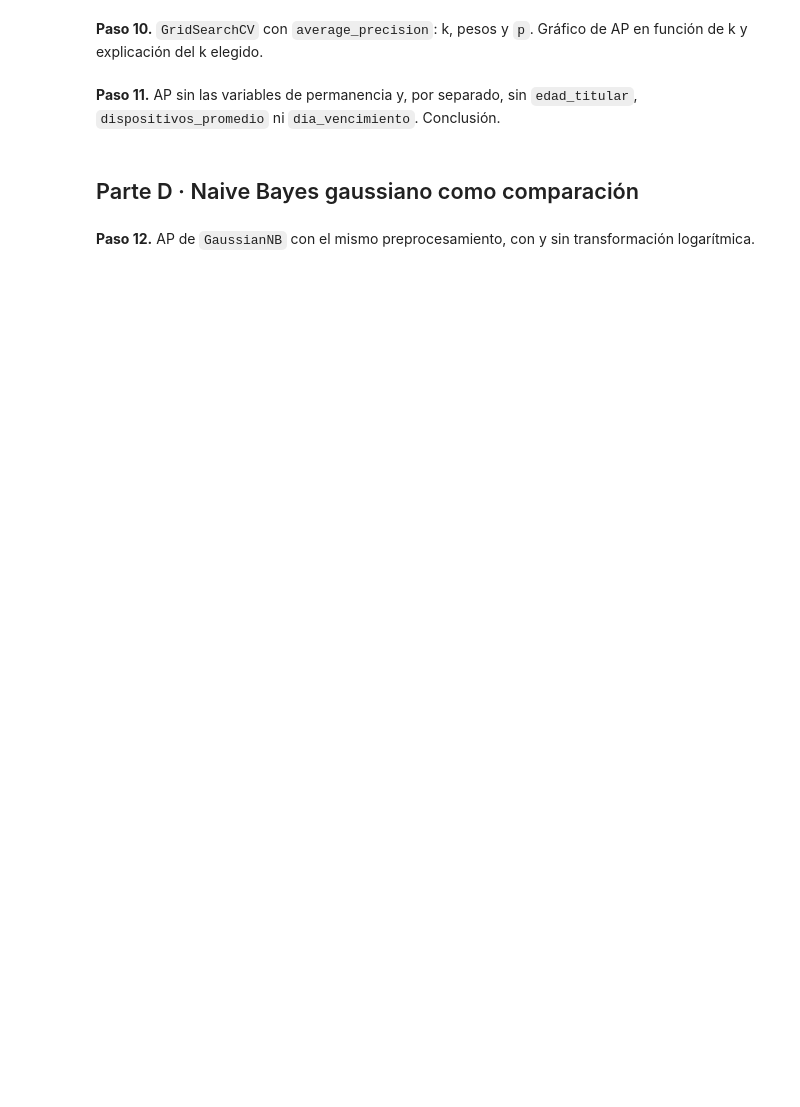
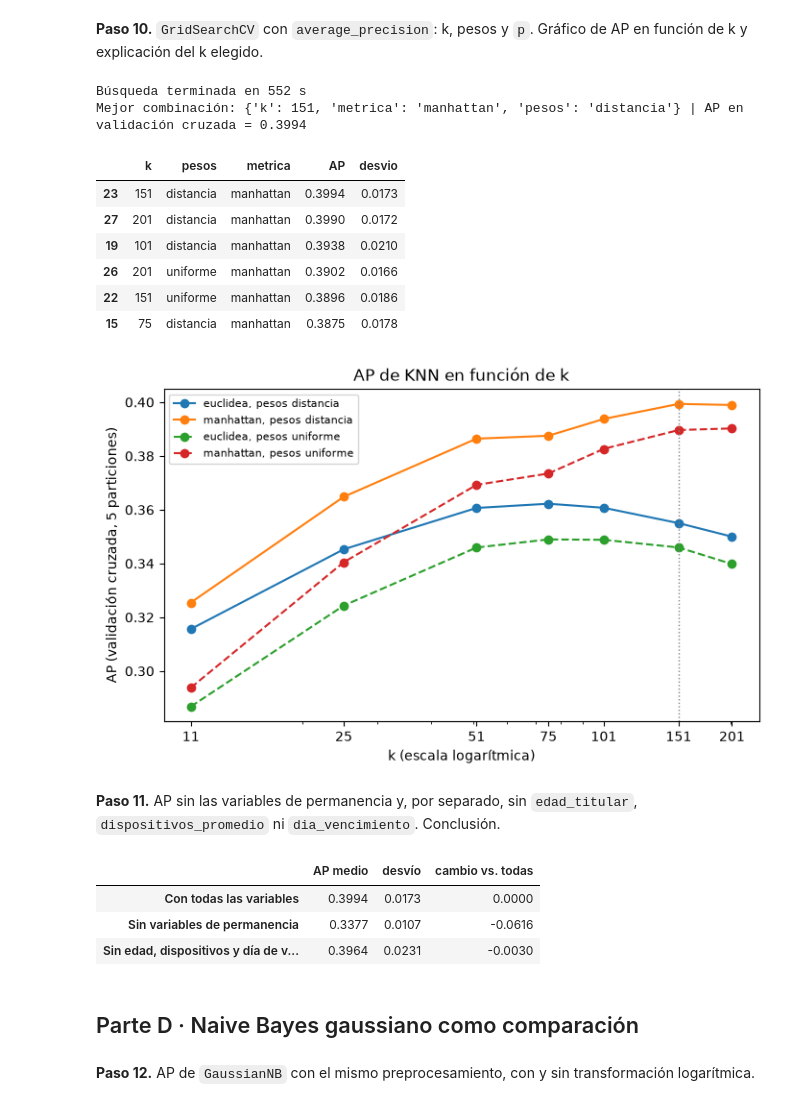
Before and after one commit to Nico-Olivera/Escenarios-aplicando-KNN-NB, a Jupyter notebook: materiales_estudiantes/caso2_nodo/caso2_nodo.ipynb, the cells around one changed output. Cells and saved outputs as stored; diff of their text form; code cells hidden in the pictures; blank space fills up the shorter version.

```diff
--- a/materiales_estudiantes/caso2_nodo/caso2_nodo.ipynb
+++ b/materiales_estudiantes/caso2_nodo/caso2_nodo.ipynb
@@ -68,0 +329,13 @@ Ejecuten esta celda cada vez que terminen una función de `src/`.
+# %%
+cv = StratifiedKFold(n_splits=5, shuffle=True, random_state=SEMILLA)
+
+print("Desvío estándar de algunas variables (antes de estandarizar):")
+display(Xtr[["cargo_mensual_gs", "uso_mensual_gb", "plan_mbps", "edad_titular", "reclamos_tecnicos_90d", "consulto_baja_web_30d"]].std().round(2).to_frame("desvío"))
+
+res9 = {}
+for nombre, estandarizar in [("estandarizado", True), ("sin estandarizar", False)]:
+    modelo = Pipeline([("prep", armar_preprocesador(estandarizar=estandarizar)), ("knn", KNNClasificador(k=25))])
+    res9[nombre] = cross_val_score(modelo, Xtr, ytr, cv=cv, scoring="average_precision")
+tabla9 = pd.DataFrame({n: {"AP medio": s.mean(), "desvío entre particiones": s.std()} for n, s in res9.items()}).T
+tabla9.loc["referencia: azar (tasa de baja)", "AP medio"] = ytr.mean()
+display(tabla9.round(4))
@@ -73,2 +359,37 @@ Ejecuten esta celda cada vez que terminen una función de `src/`.
+# %%
+GRID_K = [11, 25, 51, 75, 101, 151, 201]
+grilla = {"knn__k": GRID_K, "knn__pesos": ["uniforme", "distancia"], "knn__metrica": ["euclidea", "manhattan"]}  # metrica: p=2 (euclídea) o p=1 (manhattan)
+pipe_knn = Pipeline([("prep", armar_preprocesador()), ("knn", KNNClasificador())])
+
+t0 = time.perf_counter()
+gs_knn = GridSearchCV(pipe_knn, grilla, scoring="average_precision", cv=cv, n_jobs=-1).fit(Xtr, ytr)
+print(f"Búsqueda terminada en {time.perf_counter() - t0:.0f} s")
+
+MEJORES = {k.replace("knn__", ""): v for k, v in gs_knn.best_params_.items()}
+print("Mejor combinación:", MEJORES, f"| AP en validación cruzada = {gs_knn.best_score_:.4f}")
+
+res10 = pd.DataFrame(gs_knn.cv_results_)[["param_knn__k", "param_knn__pesos", "param_knn__metrica", "mean_test_score", "std_test_score"]]
+res10.columns = ["k", "pesos", "metrica", "AP", "desvio"]
+display(res10.sort_values("AP", ascending=False).head(6).round(4))
+
+fig, ax = plt.subplots(figsize=(8, 4.5))
+for (pesos, metrica), g in res10.groupby(["pesos", "metrica"]):
+    g = g.sort_values("k")
+    ax.plot(g.k, g.AP, marker="o", ls="-" if pesos == "distancia" else "--", label=f"{metrica}, pesos {pesos}")
+ax.axvline(MEJORES["k"], color="gray", lw=1, ls=":")
+ax.set_xscale("log"); ax.set_xticks(GRID_K); ax.set_xticklabels(GRID_K)
+ax.set_xlabel("k (escala logarítmica)"); ax.set_ylabel("AP (validación cruzada, 5 particiones)")
+ax.set_title("AP de KNN en función de k"); ax.legend(fontsize=8); plt.show()
+# %% [output]
+Búsqueda terminada en 552 s
+Mejor combinación: {'k': 151, 'metrica': 'manhattan', 'pesos': 'distancia'} | AP en validación cruzada = 0.3994
+|  | k | pesos | metrica | AP | desvio |
+| 23 | 151 | distancia | manhattan | 0.3994 | 0.0173 |
+| 27 | 201 | distancia | manhattan | 0.3990 | 0.0172 |
+| 19 | 101 | distancia | manhattan | 0.3938 | 0.0210 |
+| 26 | 201 | uniforme | manhattan | 0.3902 | 0.0166 |
+| 22 | 151 | uniforme | manhattan | 0.3896 | 0.0186 |
+| 15 | 75 | distancia | manhattan | 0.3875 | 0.0178 |
+[figure, added]
 # %% [markdown]
 **Paso 11.** AP sin las variables de permanencia y, por separado, sin `edad_titular`, `dispositivos_promedio` ni `dia_vencimiento`. Conclusión.
@@ -77,3 +396,26 @@ Ejecuten esta celda cada vez que terminen una función de `src/`.
+# %%
+PERMANENCIA = ["tipo_contrato", "meses_hasta_fin_permanencia", "sin_permanencia_3m"]
+SOSPECHOSAS = ["edad_titular", "dispositivos_promedio", "dia_vencimiento"]
+
+def ap_sin(columnas_fuera):
+    num = [c for c in NUM if c not in columnas_fuera]
+    cat = [c for c in CAT if c not in columnas_fuera]
+    modelo = Pipeline([("prep", armar_preprocesador(num, cat)), ("knn", KNNClasificador(**MEJORES))])
+    return cross_val_score(modelo, Xtr[num + cat], ytr, cv=cv, scoring="average_precision")
+
+i_mejor = gs_knn.best_index_
+filas = {"Con todas las variables": (gs_knn.best_score_, gs_knn.cv_results_["std_test_score"][i_mejor])}
+for nombre, fuera in [("Sin variables de permanencia", PERMANENCIA), ("Sin edad, dispositivos y día de vencimiento", SOSPECHOSAS)]:
+    s = ap_sin(fuera)
+    filas[nombre] = (s.mean(), s.std())
+tabla11 = pd.DataFrame(filas, index=["AP medio", "desvío"]).T
+tabla11["cambio vs. todas"] = tabla11["AP medio"] - tabla11.loc["Con todas las variables", "AP medio"]
+display(tabla11.round(4))
+# %% [output]
+|  | AP medio | desvío | cambio vs. todas |
+| Con todas las variables | 0.3994 | 0.0173 | 0.0000 |
+| Sin variables de permanencia | 0.3377 | 0.0107 | -0.0616 |
+| Sin edad, dispositivos y día de v... | 0.3964 | 0.0231 | -0.0030 |
 # %% [markdown]
 ## Parte D · Naive Bayes gaussiano como comparación
 # %% [markdown]
```
Also changed, not shown: parts of 69 cells of this notebook, 4 other files.
